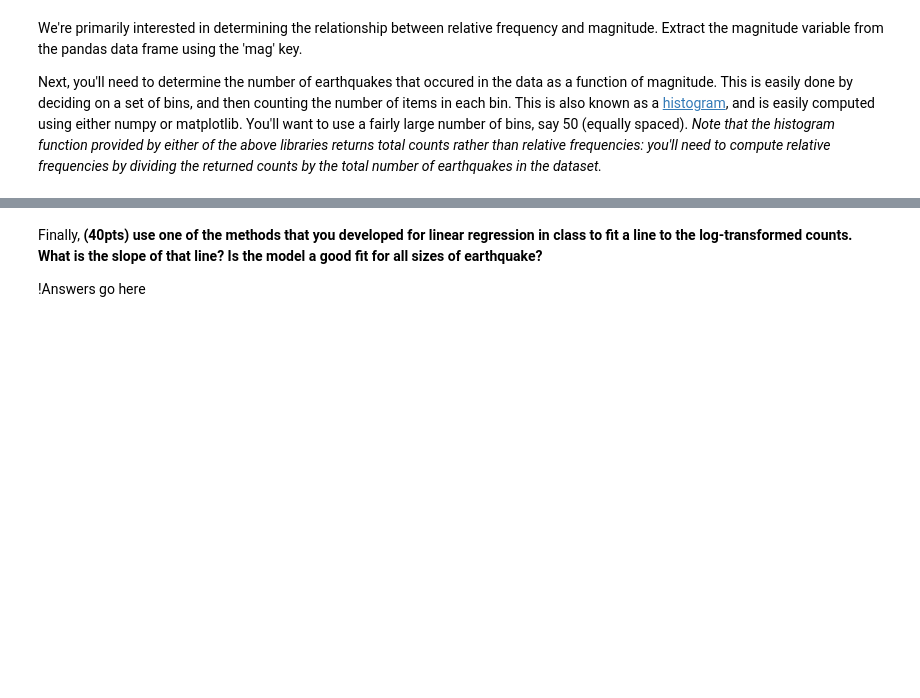
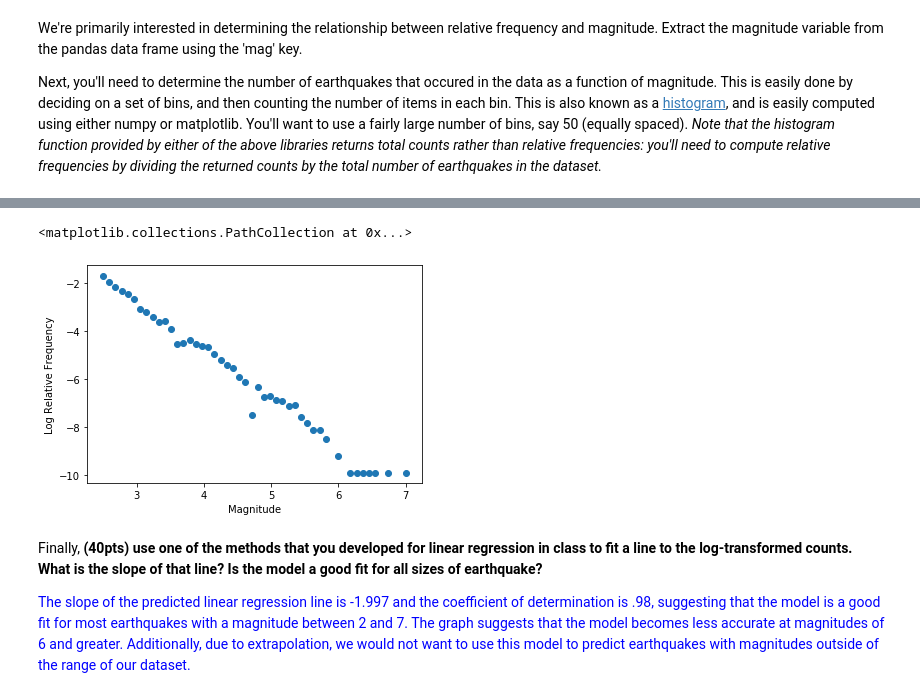
Before and after one commit to UM-CSCI-447-547-Fall-2019/homework-1-st132290, a Jupyter notebook: Homework-1.ipynb, the cells around one changed output, grey strips where cells are left out. Drawn from its saved outputs; the diff is of its cells as text; code cells hidden in the pictures; blank space fills up the shorter version.

```diff
--- a/Homework-1.ipynb
+++ b/Homework-1.ipynb
@@ -48,4 +79,24 @@ where $P=10^x$. Show that taking the logarithm of both sides of this equation le
+# %%
+log_data1 = np.log(data_1[0])
+log_data2 = (log_data1),(data_1[1])
+lmag_data3 = pd.DataFrame(log_data2)
+lmag_data = lmag_data3.T
+
+lmag_data1 = lmag_data.drop(lmag_data.index[37])
+lmag_data2 = lmag_data1.drop(lmag_data.index[39])
+lmag_data3a = lmag_data2.drop(lmag_data.index[45])
+lmag_data4 = lmag_data3a.drop(lmag_data.index[47])
+lmag_data5 = lmag_data4.drop(lmag_data.index[48])
+lmag_data6 = lmag_data5.drop(lmag_data.index[50])
+
+plot3 = plt.scatter(lmag_data6[1], lmag_data6[0])
+plt.xlabel('Magnitude')
+plt.ylabel('Log Relative Frequency')
+plot3
+# %% [output]
+<matplotlib.collections.PathCollection at 0x...>
+[figure, added]
 # %% [markdown]
 Finally, **(40pts) use one of the methods that you developed for linear regression in class to fit a line to the log-transformed counts.  What is the slope of that line?  Is the model a good fit for all sizes of earthquake?**
 
-!Answers go here
+<font color=blue> The slope of the predicted linear regression line is -1.997 and the coefficient of determination is .98, suggesting that the model is a good fit for most earthquakes with a magnitude between 2 and 7. The graph suggests that the model becomes less accurate at magnitudes of 6 and greater. Additionally, due to extrapolation, we would not want to use this model to predict earthquakes with magnitudes outside of the range of our dataset.
```
Also changed, not shown: parts of 11 cells of this notebook.
